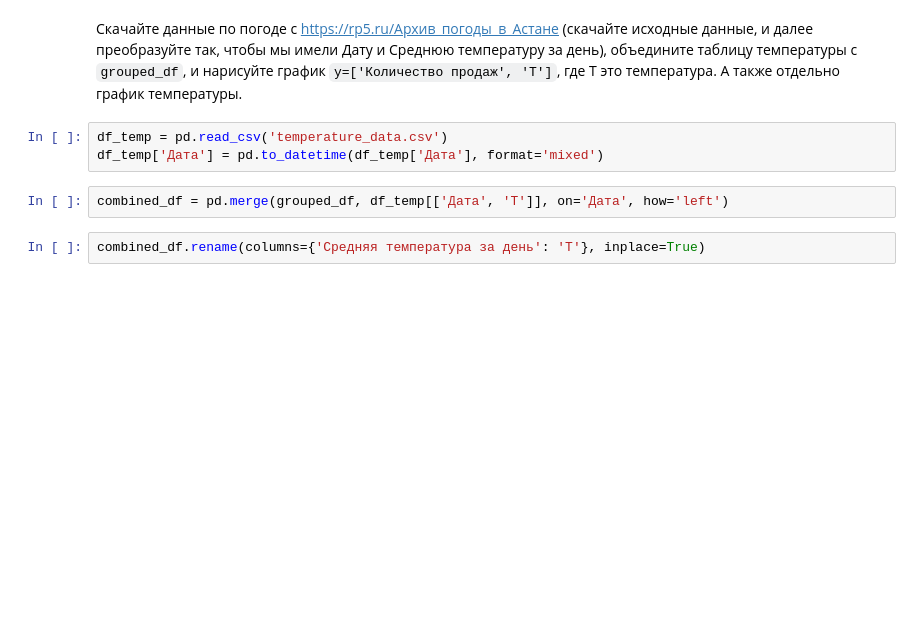
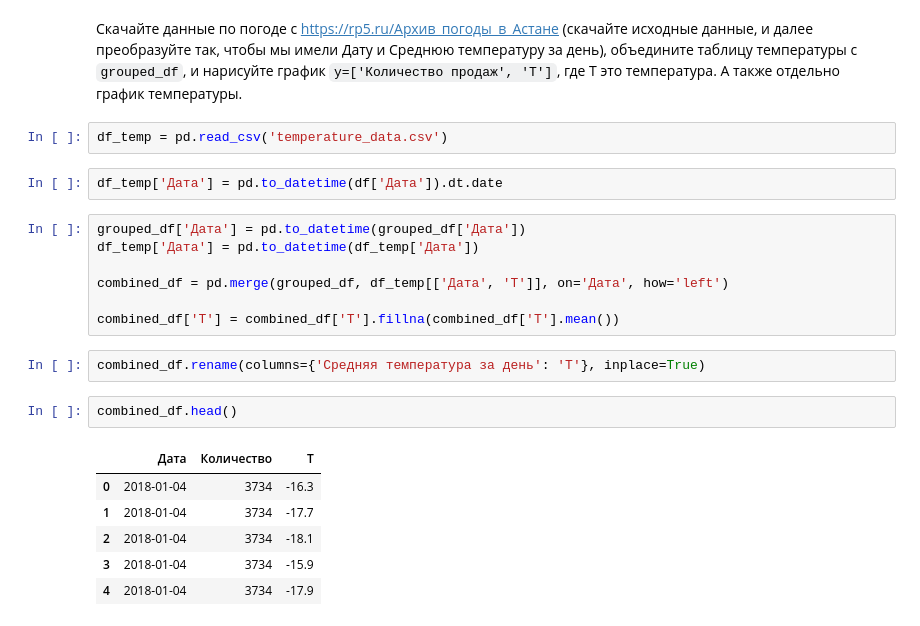
Before and after one commit to woofdanny/Python, a Jupyter notebook: Блок 3.ipynb, the cells around one changed output. Cells and saved outputs as stored; diff of their text form; blank space fills up the shorter version.

```diff
--- a/Блок 3.ipynb
+++ b/Блок 3.ipynb
@@ -123,11 +123,26 @@ Name: 1, dtype: object
 Скачайте данные по погоде с https://rp5.ru/Архив_погоды_в_Астане (скачайте исходные данные, и далее преобразуйте так, чтобы мы имели Дату и Среднюю температуру за день), объедините таблицу температуры с `grouped_df`, и нарисуйте график `y=['Количество продаж', 'T']`, где Т это температура. А также отдельно график температуры.
 # %%
 df_temp = pd.read_csv('temperature_data.csv')
-df_temp['Дата'] = pd.to_datetime(df_temp['Дата'], format='mixed')
+# %%
+df_temp['Дата'] = pd.to_datetime(df['Дата']).dt.date
 # %%
+grouped_df['Дата'] = pd.to_datetime(grouped_df['Дата'])
+df_temp['Дата'] = pd.to_datetime(df_temp['Дата'])
+
 combined_df = pd.merge(grouped_df, df_temp[['Дата', 'T']], on='Дата', how='left')
+
+combined_df['T'] = combined_df['T'].fillna(combined_df['T'].mean())
 # %%
 combined_df.rename(columns={'Средняя температура за день': 'T'}, inplace=True)
+# %%
+combined_df.head()
+# %% [output]
+|  | Дата | Количество | T |
+| 0 | 2018-01-04 | 3734 | -16.3 |
+| 1 | 2018-01-04 | 3734 | -17.7 |
+| 2 | 2018-01-04 | 3734 | -18.1 |
+| 3 | 2018-01-04 | 3734 | -15.9 |
+| 4 | 2018-01-04 | 3734 | -17.9 |
 # %%
 fig, ax1 = plt.subplots()
 
```
Also changed, not shown: parts of 2 cells of this notebook.
